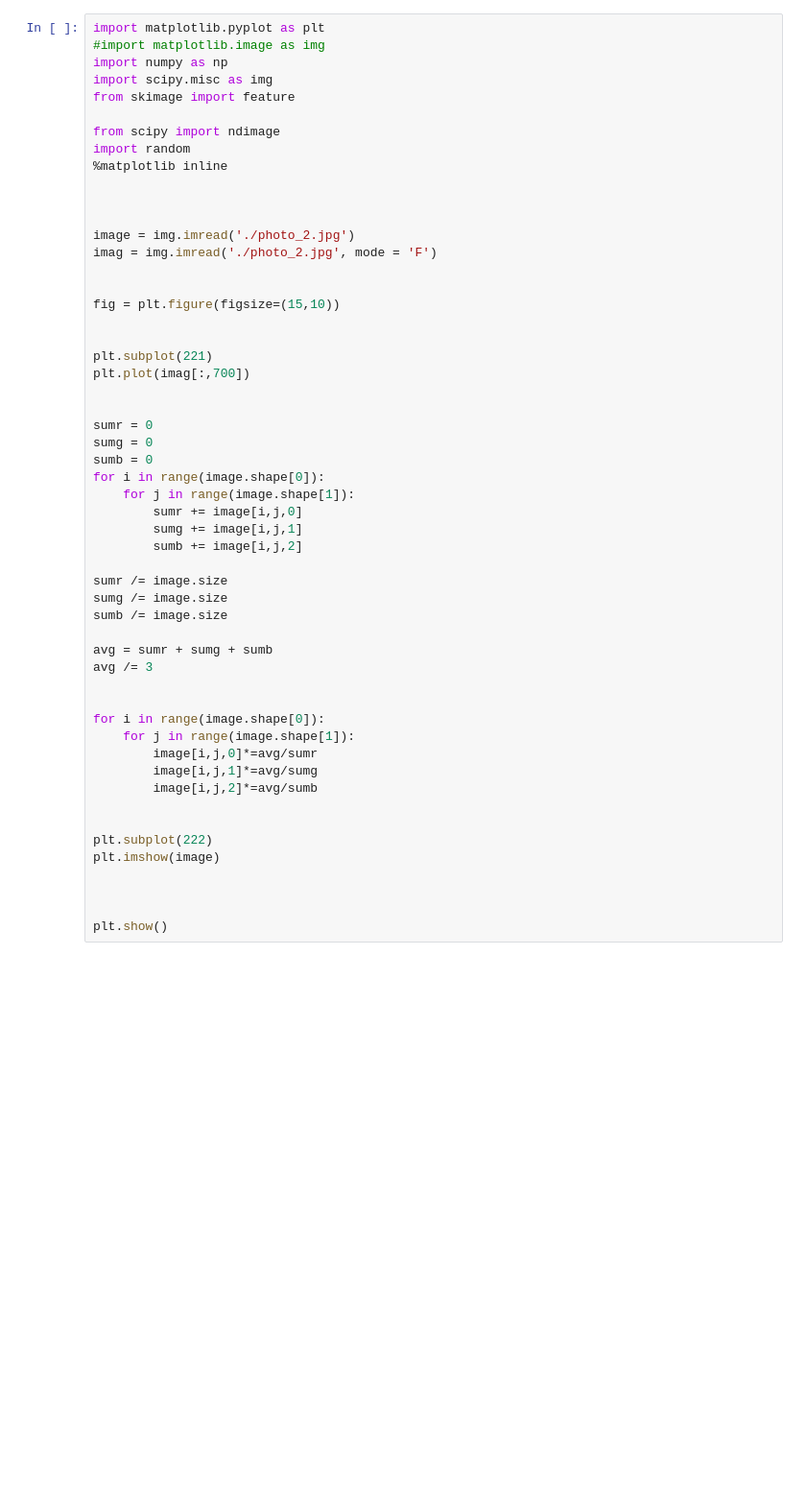
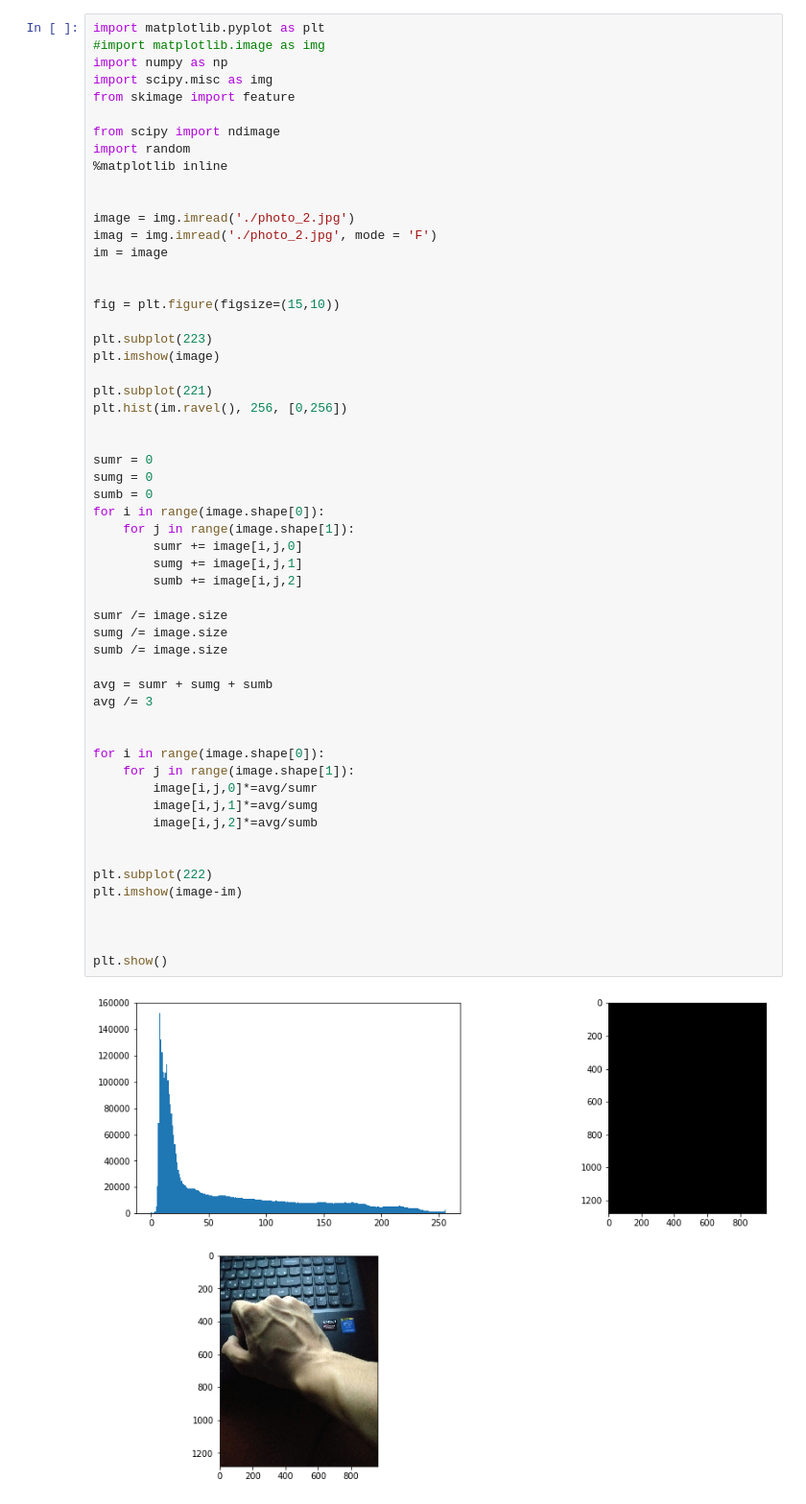
Before and after one commit to SpeedSick/ComputerVision, a Jupyter notebook: midterm/task2.ipynb, the cells around one changed output. Shown at 96% size. Saved outputs shown, nothing was run; the diff lists cells and outputs as text; blank space fills up the shorter version.

```diff
--- a/midterm/task2.ipynb
+++ b/midterm/task2.ipynb
@@ -10,45 +10,49 @@ import random
 %matplotlib inline
 
 
-
 image = img.imread('./photo_2.jpg')
 imag = img.imread('./photo_2.jpg', mode = 'F')
+im = image
 
 
 fig = plt.figure(figsize=(15,10))
 
+plt.subplot(223)
+plt.imshow(image)
 
 plt.subplot(221)
-plt.plot(imag[:,700])
+plt.hist(im.ravel(), 256, [0,256])
 
 
 sumr = 0
 sumg = 0
 sumb = 0
 for i in range(image.shape[0]):
     for j in range(image.shape[1]):
         sumr += image[i,j,0]
         sumg += image[i,j,1]
         sumb += image[i,j,2]
 
 sumr /= image.size
 sumg /= image.size
 sumb /= image.size
 
 avg = sumr + sumg + sumb
 avg /= 3
 
 
 for i in range(image.shape[0]):
     for j in range(image.shape[1]):
         image[i,j,0]*=avg/sumr
         image[i,j,1]*=avg/sumg
         image[i,j,2]*=avg/sumb
 
 
 plt.subplot(222)
-plt.imshow(image)
+plt.imshow(image-im)
 
 
 
 plt.show()
+# %% [output]
+[figure, added]
```
Also changed, not shown: 1 other file.
